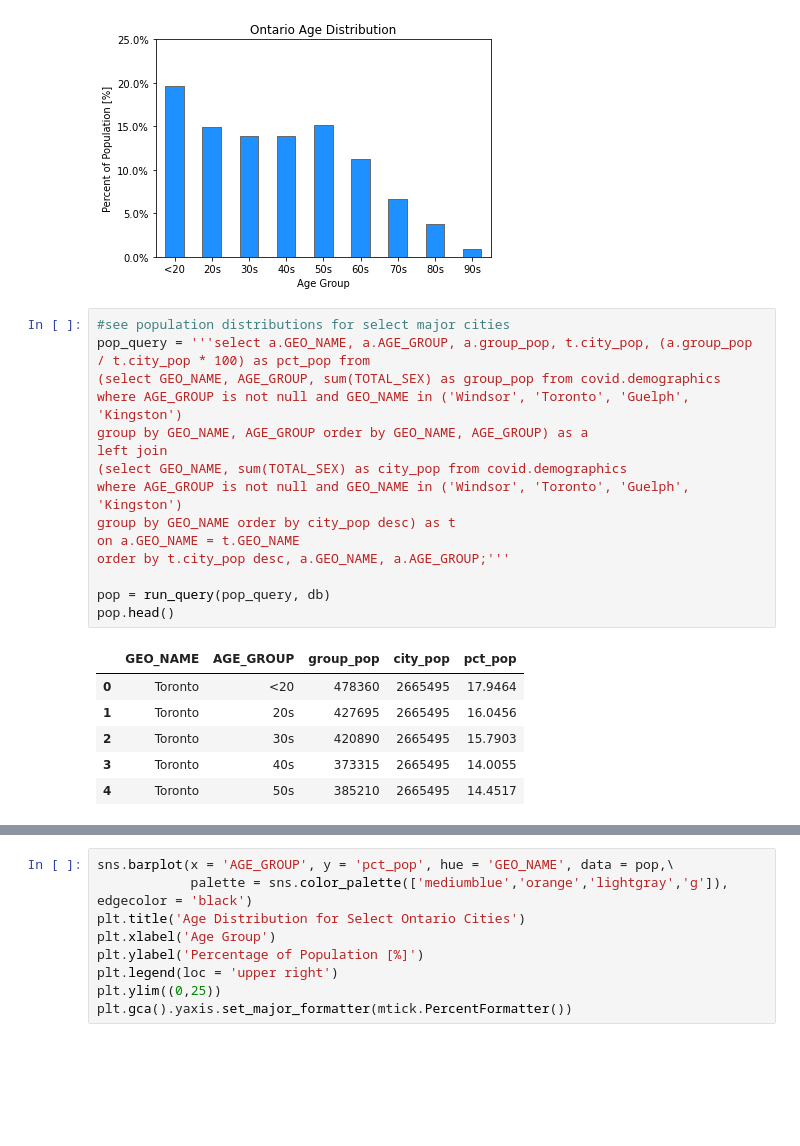
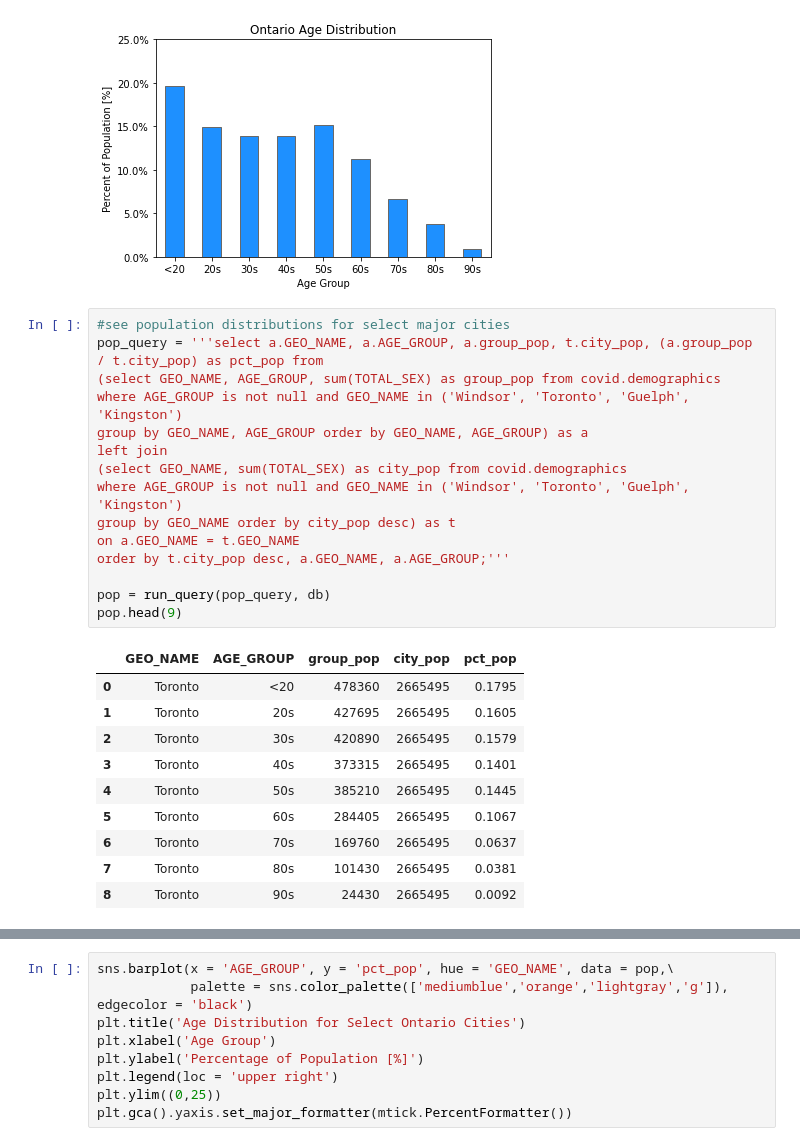
Before and after one commit to echeng220/covid_eda, a Jupyter notebook: ontario_covid_EDA.ipynb, the cells around one changed output, grey strips where cells are left out. Cells and saved outputs as stored; diff of their text form; blank space fills up the shorter version.

```diff
--- a/ontario_covid_EDA.ipynb
+++ b/ontario_covid_EDA.ipynb
@@ -225,23 +229,27 @@ plt.gca().yaxis.set_major_formatter(mtick.PercentFormatter())
 [figure]
 # %%
 #see population distributions for select major cities
-pop_query = '''select a.GEO_NAME, a.AGE_GROUP, a.group_pop, t.city_pop, (a.group_pop / t.city_pop * 100) as pct_pop from
+pop_query = '''select a.GEO_NAME, a.AGE_GROUP, a.group_pop, t.city_pop, (a.group_pop / t.city_pop) as pct_pop from
 (select GEO_NAME, AGE_GROUP, sum(TOTAL_SEX) as group_pop from covid.demographics
 where AGE_GROUP is not null and GEO_NAME in ('Windsor', 'Toronto', 'Guelph', 'Kingston')
 group by GEO_NAME, AGE_GROUP order by GEO_NAME, AGE_GROUP) as a
 left join
 (select GEO_NAME, sum(TOTAL_SEX) as city_pop from covid.demographics
 where AGE_GROUP is not null and GEO_NAME in ('Windsor', 'Toronto', 'Guelph', 'Kingston')
 group by GEO_NAME order by city_pop desc) as t
 on a.GEO_NAME = t.GEO_NAME
 order by t.city_pop desc, a.GEO_NAME, a.AGE_GROUP;'''
 
 pop = run_query(pop_query, db)
-pop.head()
+pop.head(9)
 # %% [output]
 |  | GEO_NAME | AGE_GROUP | group_pop | city_pop | pct_pop |
-| 0 | Toronto | <20 | 478360 | 2665495 | 17.9464 |
-| 1 | Toronto | 20s | 427695 | 2665495 | 16.0456 |
-| 2 | Toronto | 30s | 420890 | 2665495 | 15.7903 |
-| 3 | Toronto | 40s | 373315 | 2665495 | 14.0055 |
-| 4 | Toronto | 50s | 385210 | 2665495 | 14.4517 |
+| 0 | Toronto | <20 | 478360 | 2665495 | 0.1795 |
+| 1 | Toronto | 20s | 427695 | 2665495 | 0.1605 |
+| 2 | Toronto | 30s | 420890 | 2665495 | 0.1579 |
+| 3 | Toronto | 40s | 373315 | 2665495 | 0.1401 |
+| 4 | Toronto | 50s | 385210 | 2665495 | 0.1445 |
+| 5 | Toronto | 60s | 284405 | 2665495 | 0.1067 |
+| 6 | Toronto | 70s | 169760 | 2665495 | 0.0637 |
+| 7 | Toronto | 80s | 101430 | 2665495 | 0.0381 |
+| 8 | Toronto | 90s | 24430 | 2665495 | 0.0092 |
```
Also changed, not shown: parts of 12 cells of this notebook, 1 other file.
